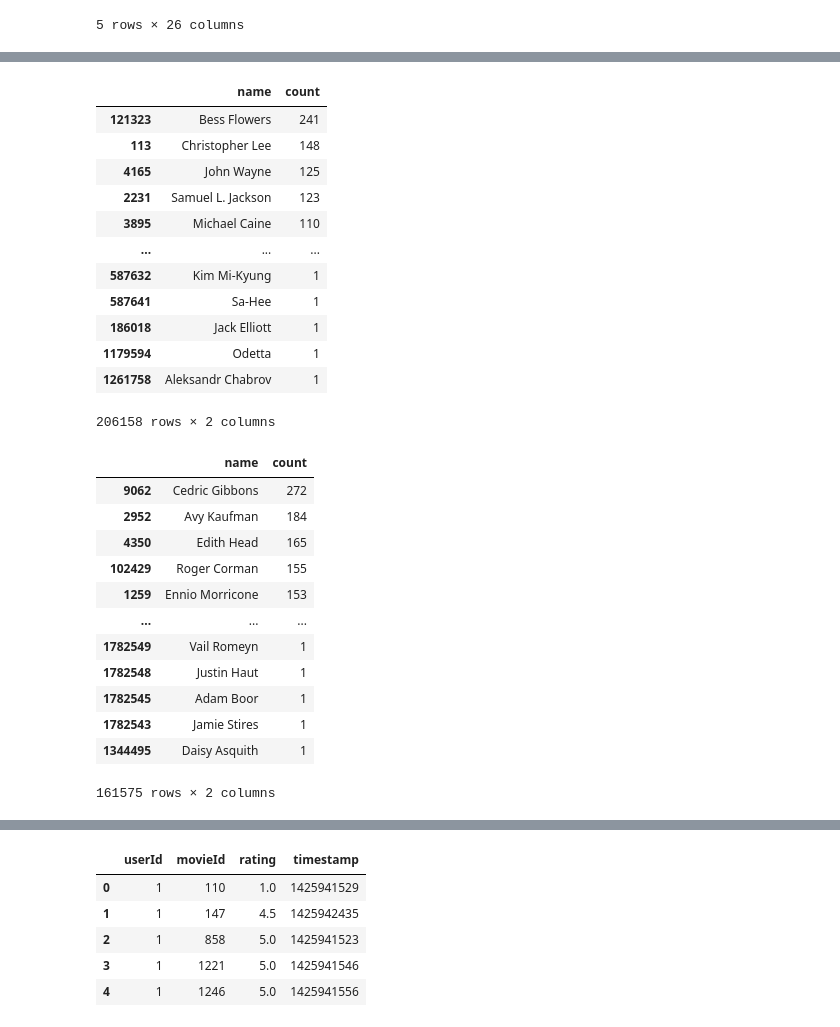
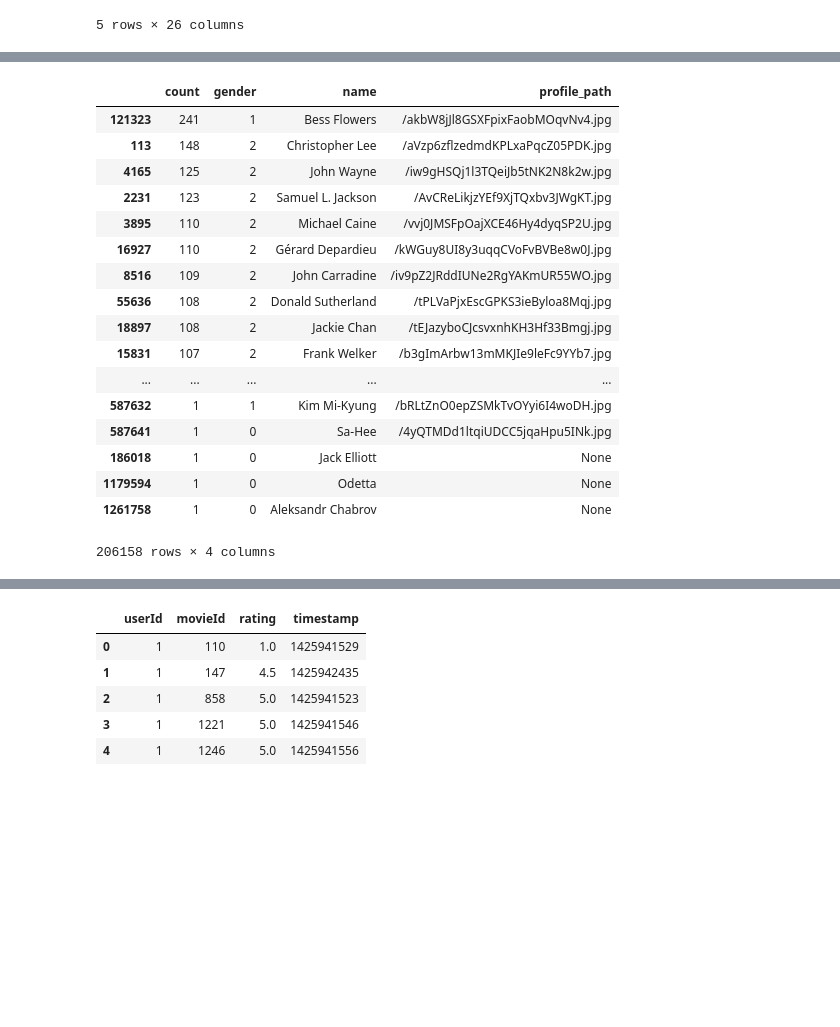
Before and after one commit to zipengliu/CorGIE, a Jupyter notebook: data/movie-big/analysis-and-sample.ipynb, the cells around one changed output, grey strips where cells are left out. Saved outputs shown, nothing was run; the diff lists cells and outputs as text; code cells hidden in the pictures; blank space fills up the shorter version.

```diff
--- a/data/movie-big/analysis-and-sample.ipynb
+++ b/data/movie-big/analysis-and-sample.ipynb
@@ -80,10 +94,11 @@ df.head()
 # %%
 # Clean and transform some columns that comes with an array
-parse_col = ['genres', 'keywords', 'production_countries', 'production_companies', 'spoken_languages', 'cast', 'crew']
+parse_col = ['genres', 'keywords', 'production_countries', 'production_companies', 'spoken_languages',
+             'cast', 'crew', 'belongs_to_collection']
 for column in parse_col:
     df[column] = df[column].fillna('[]').apply(literal_eval)
     df[column + '_cnt'] = df[column].map(len)
-    print(colmn)
+    print(column)
     print(df[column + '_cnt'].describe())
     print()
 # %% [output]
@@ -116,12 +122,19 @@ print(len(x))
 # %%
 # Take a look at the "array-like" columns by constructing different tables from them
-def inspect_entities(e_name):
+def inspect_entities(e_name, id_col='id', include_cols=[]):
     entity_dict = {}
     for idx, row in df.iterrows():
-        for g in row[e_name]:
-            if g['id'] not in entity_dict:
-                entity_dict[g['id']] = {'name': g['name'], 'count': 0}
-            entity_dict[g['id']]['count'] += 1
+        # quick hack for columns that are of type dict instead of array of dict
+        temp = [row[e_name]] if e_name == 'belongs_to_collection' and pd.notna(row[e_name]) else row[e_name]
+        for g in temp:
+            eid = g[id_col]
+            if eid not in entity_dict:
+                entity_dict[eid] = {'name': g['name'], 'count': 0}
+                # fill in the fields to be included
+                for f in include_cols:
+                    if f in g:
+                        entity_dict[eid][f] = g[f]
+            entity_dict[eid]['count'] += 1
     entity_df = pd.DataFrame(entity_dict).transpose()
     entity_df['count'] = entity_df['count'].astype('int')
     entity_df.sort_values('count', ascending=False, inplace=True)
@@ -176,36 +194,24 @@ plt.show()
 [interactive output not drawn]
 [interactive output not drawn]
 # %%
-cast_df = inspect_entities('cast')
+cast_df = inspect_entities('cast', include_cols=['gender', 'profile_path'])
 cast_df
 # %% [output]
-|  | name | count |
-| 121323 | Bess Flowers | 241 |
-| 113 | Christopher Lee | 148 |
-| 4165 | John Wayne | 125 |
-| 2231 | Samuel L. Jackson | 123 |
-| 3895 | Michael Caine | 110 |
-| ... | ... | ... |
-| 587632 | Kim Mi-Kyung | 1 |
-| 587641 | Sa-Hee | 1 |
-| 186018 | Jack Elliott | 1 |
-| 1179594 | Odetta | 1 |
-| 1261758 | Aleksandr Chabrov | 1 |
+|  | count | gender | name | profile_path |
+| 121323 | 241 | 1 | Bess Flowers | /akbW8jJl8GSXFpixFaobMOqvNv4.jpg |
+| 113 | 148 | 2 | Christopher Lee | /aVzp6zflzedmdKPLxaPqcZ05PDK.jpg |
+| 4165 | 125 | 2 | John Wayne | /iw9gHSQj1l3TQeiJb5tNK2N8k2w.jpg |
+| 2231 | 123 | 2 | Samuel L. Jackson | /AvCReLikjzYEf9XjTQxbv3JWgKT.jpg |
+| 3895 | 110 | 2 | Michael Caine | /vvj0JMSFpOajXCE46Hy4dyqSP2U.jpg |
+| 16927 | 110 | 2 | Gérard Depardieu | /kWGuy8UI8y3uqqCVoFvBVBe8w0J.jpg |
+| 8516 | 109 | 2 | John Carradine | /iv9pZ2JRddIUNe2RgYAKmUR55WO.jpg |
+| 55636 | 108 | 2 | Donald Sutherland | /tPLVaPjxEscGPKS3ieByloa8Mqj.jpg |
+| 18897 | 108 | 2 | Jackie Chan | /tEJazyboCJcsvxnhKH3Hf33Bmgj.jpg |
+| 15831 | 107 | 2 | Frank Welker | /b3gImArbw13mMKJIe9leFc9YYb7.jpg |
+| ... | ... | ... | ... | ... |
+| 587632 | 1 | 1 | Kim Mi-Kyung | /bRLtZnO0epZSMkTvOYyi6I4woDH.jpg |
+| 587641 | 1 | 0 | Sa-Hee | /4yQTMDd1ltqiUDCC5jqaHpu5INk.jpg |
+| 186018 | 1 | 0 | Jack Elliott | None |
+| 1179594 | 1 | 0 | Odetta | None |
+| 1261758 | 1 | 0 | Aleksandr Chabrov | None |
-206158 rows × 2 columns
+206158 rows × 4 columns
-# %%
-crew_df = inspect_entities('crew')
-crew_df
-# %% [output]
-|  | name | count |
-| 9062 | Cedric Gibbons | 272 |
-| 2952 | Avy Kaufman | 184 |
-| 4350 | Edith Head | 165 |
-| 102429 | Roger Corman | 155 |
-| 1259 | Ennio Morricone | 153 |
-| ... | ... | ... |
-| 1782549 | Vail Romeyn | 1 |
-| 1782548 | Justin Haut | 1 |
-| 1782545 | Adam Boor | 1 |
-| 1782543 | Jamie Stires | 1 |
-| 1344495 | Daisy Asquith | 1 |
-161575 rows × 2 columns
```
Also changed, not shown: parts of 27 cells of this notebook, 8 other files.
